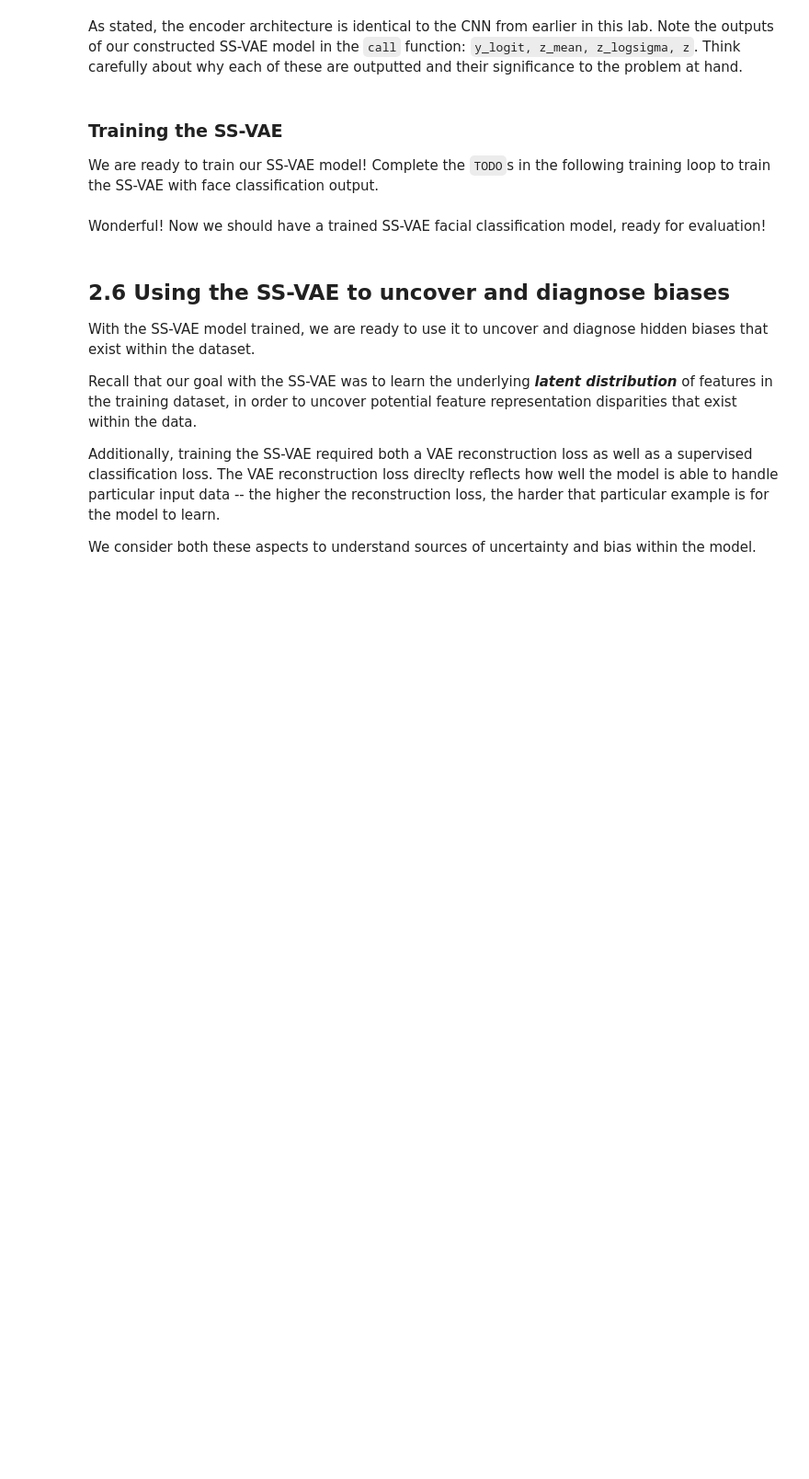
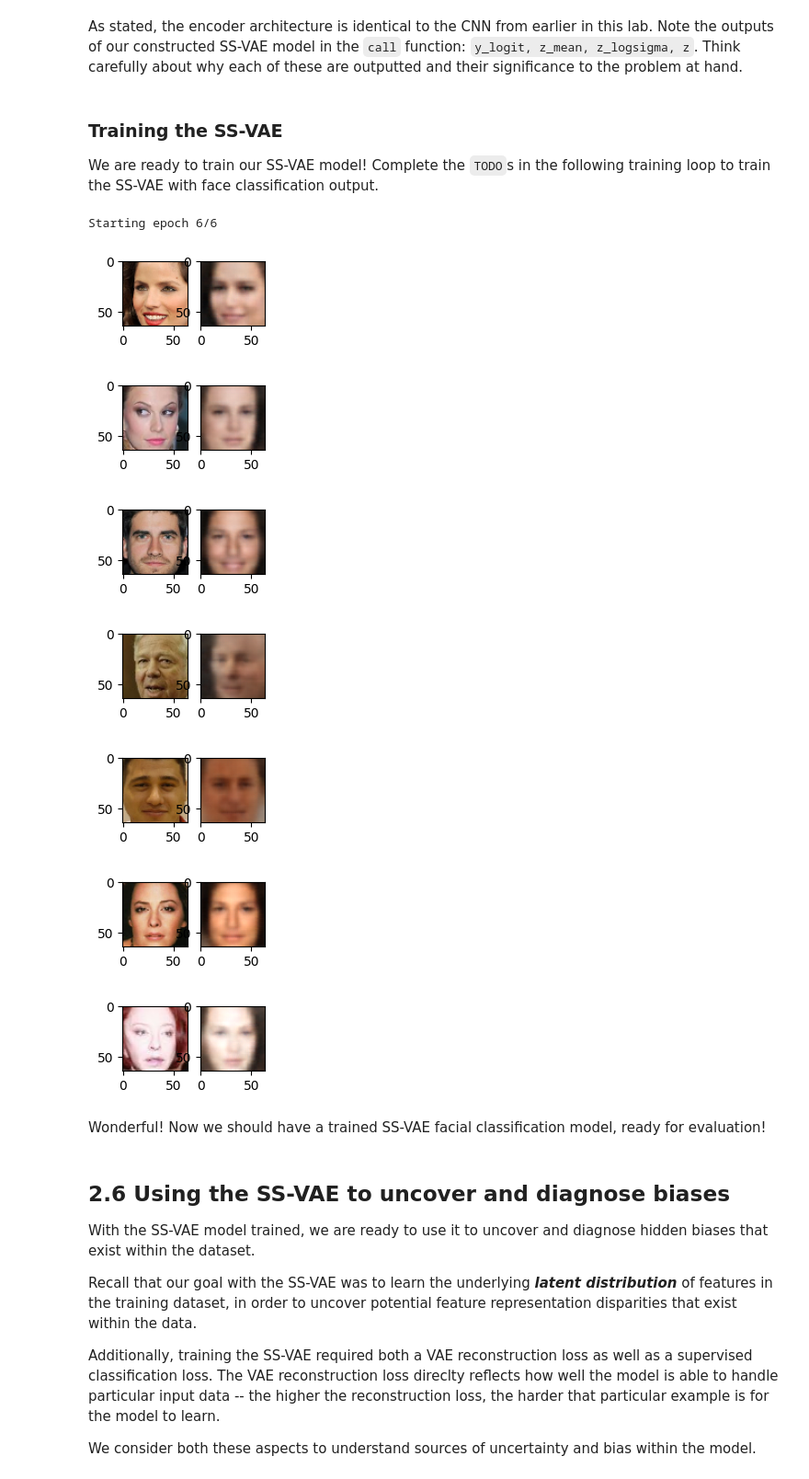
Before and after one commit to kahnertk/introtodeeplearning, a Jupyter notebook: lab2/Part2_FaceDetection.ipynb, the cells around one changed output. Shown at 92% size. Saved outputs shown, nothing was run; the diff lists cells and outputs as text; code cells hidden in the pictures; blank space fills up the shorter version.

```diff
--- a/lab2/Part2_FaceDetection.ipynb
+++ b/lab2/Part2_FaceDetection.ipynb
@@ -255,7 +286,7 @@ where $c$ is a weighting coefficient used for regularization. Now we're ready to
 def vae_loss_function(x, x_recon, mu, logsigma, kl_weight=0.0005):
   # TODO: Define the latent loss. Note this is given in the equation for L_{KL}
   # in the text block directly above
-  latent_loss = # TODO
+  latent_loss = 0.5 * tf.reduce_sum(tf.exp(logsigma) + tf.square(mu) - 1.0 - logsigma, axis=1)
 
   # TODO: Define the reconstruction loss as the mean absolute pixel-wise
   # difference between the input and reconstruction. Hint: you'll need to
@@ -263,11 +294,11 @@ def vae_loss_function(x, x_recon, mu, logsigma, kl_weight=0.0005):
   # dimensions to reduce over. For example, reconstruction loss needs to average
   # over the height, width, and channel image dimensions.
   # https://www.tensorflow.org/api_docs/python/tf/math/reduce_mean
-  reconstruction_loss = # TODO
+  reconstruction_loss = tf.math.reduce_mean(tf.math.abs(x-x_recon), axis=(1,2,3))
 
   # TODO: Define the VAE loss. Note this is given in the equation for L_{VAE}
   # in the text block directly above
-  vae_loss = # TODO
+  vae_loss = kl_weight * latent_loss + reconstruction_loss
 
   return vae_loss
 # %% [markdown]
@@ -296,7 +327,7 @@ def sampling(z_mean, z_logsigma):
 
   # TODO: Define the reparameterization computation!
   # Note the equation is given in the text block immediately above.
-  z = # TODO
+  z = z_mean + tf.math.exp(0.5 * z_logsigma) * epsilon
 
   return z
 # %% [markdown]
@@ -352,11 +383,12 @@ Let's write a function to define the SS-VAE loss function:
 def ss_vae_loss_function(x, x_pred, y, y_logit, mu, logsigma):
 
   # TODO: call the relevant function to obtain VAE loss, defined earlier in the lab
-  vae_loss = vae_loss_function('''TODO''') # TODO
+  vae_loss = vae_loss_function(x, x_pred, mu, logsigma, kl_weight=0.0005) # TODO
 
   # TODO: define the classification loss using sigmoid_cross_entropy
   # https://www.tensorflow.org/api_docs/python/tf/nn/sigmoid_cross_entropy_with_logits
-  classification_loss = # TODO
+  classification_loss = tf.nn.sigmoid_cross_entropy_with_logits(labels=y,
+                                                                logits=y_logit)
 
   # Use the training data labels to create variable face_indicator:
   #   indicator that reflects which training data are images of faces
@@ -364,7 +396,8 @@ def ss_vae_loss_function(x, x_pred, y, y_logit, mu, logsigma):
 
   # TODO: define the SS-VAE total loss! Use tf.reduce_mean to average over all
   # samples
-  total_loss = # TODO
+  total_loss = tf.reduce_mean(classification_loss + face_indicator * vae_loss)
+
 
   return total_loss, classification_loss, vae_loss
 # %% [markdown]
@@ -434,7 +467,7 @@ class SS_VAE(tf.keras.Model):
   # Decode the latent space and output reconstruction
   def decode(self, z):
     # TODO: use the decoder (self.decoder) to output the reconstruction
-    reconstruction = # TODO
+    reconstruction = self.decoder(z)
     return reconstruction
 
   # The call function will be used to pass inputs x through the core VAE
@@ -444,10 +477,10 @@ class SS_VAE(tf.keras.Model):
 
     # TODO: call the sampling function that you created above using
     #       z_mean and z_logsigma
-    z = # TODO
+    z = sampling(z_mean, z_logsigma)
 
     # TODO: reconstruction
-    recon = # TODO
+    recon = self.decode(z)
 
     return y_logit, z_mean, z_logsigma, recon
 
@@ -489,37 +522,46 @@ def ss_vae_train_step(x, y):
     y_logit, z_mean, z_logsigma, x_recon = ss_vae(x)
 
     '''TODO: call the SS_VAE loss function to compute the loss'''
-    loss, class_loss = ss_vae_loss_function('''TODO arguments''') # TODO
+    loss, class_loss, vae_loss = ss_vae_loss_function(x, x_recon, y, y_logit, z_mean, z_logsigma) # TODO
 
   '''TODO: use the GradientTape.gradient method to compute the gradients.
      Hint: this is with respect to the trainable_variables of the SS_VAE.'''
-  grads = tape.gradient('''TODO''', '''TODO''') # TODO
+  grads = tape.gradient(loss, ss_vae.trainable_variables) # TODO
 
   # apply gradients to variables
   optimizer.apply_gradients(zip(grads, ss_vae.trainable_variables))
   return loss
 
 # get training faces from data loader
 all_faces = loader.get_all_train_faces()
 
 if hasattr(tqdm, '_instances'): tqdm._instances.clear() # clear if it exists
 
 # The training loop -- outer loop iterates over the number of epochs
 for i in range(num_epochs):
 
   IPython.display.clear_output(wait=True)
   print("Starting epoch {}/{}".format(i+1, num_epochs))
 
   # get a batch of training data and compute the training step
   for j in tqdm(range(loader.get_train_size() // batch_size)):
     # load a batch of data
     (x, y) = loader.get_batch(batch_size)
     # loss optimization
     loss = ss_vae_train_step(x, y)
 
     # plot the progress every 200 steps
     if j % 500 == 0:
       mdl.util.plot_sample(x, y, ss_vae)
+# %% [output]
+Starting epoch 6/6
+[figure, added]
+[figure, added]
+[figure, added]
+[figure, added]
+[figure, added]
+[figure, added]
+[figure, added]
 # %% [markdown]
 Wonderful! Now we should have a trained SS-VAE facial classification model, ready for evaluation!
 # %% [markdown]
```
Also changed, not shown: parts of 8 cells of this notebook.
